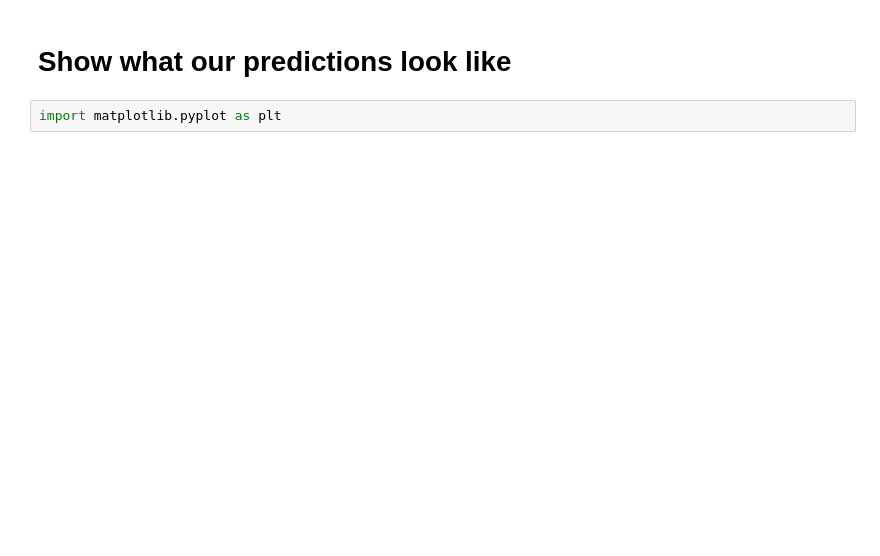
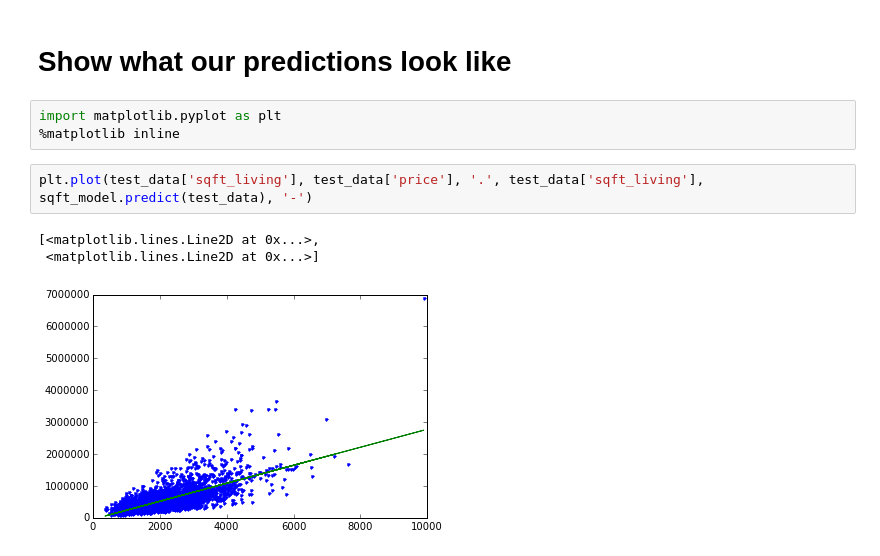
Before and after one commit to vantroy/wu-machine-learning, a Jupyter notebook: mod1/week2/Predicting house prices.ipynb, the cells around one changed output. Cells and saved outputs as stored; diff of their text form; blank space fills up the shorter version.

```diff
--- a/mod1/week2/Predicting house prices.ipynb
+++ b/mod1/week2/Predicting house prices.ipynb
@@ -134,3 +114,10 @@ print sqft_model.evaluate(test_data)
 # Show what our predictions look like
 # %%
 import matplotlib.pyplot as plt
+%matplotlib inline
+# %%
+plt.plot(test_data['sqft_living'], test_data['price'], '.', test_data['sqft_living'], sqft_model.predict(test_data), '-')
+# %% [output]
+[<matplotlib.lines.Line2D at 0x...>,
+ <matplotlib.lines.Line2D at 0x...>]
+[figure, added]
```
Also changed, not shown: parts of 28 cells of this notebook, 1 other file.
